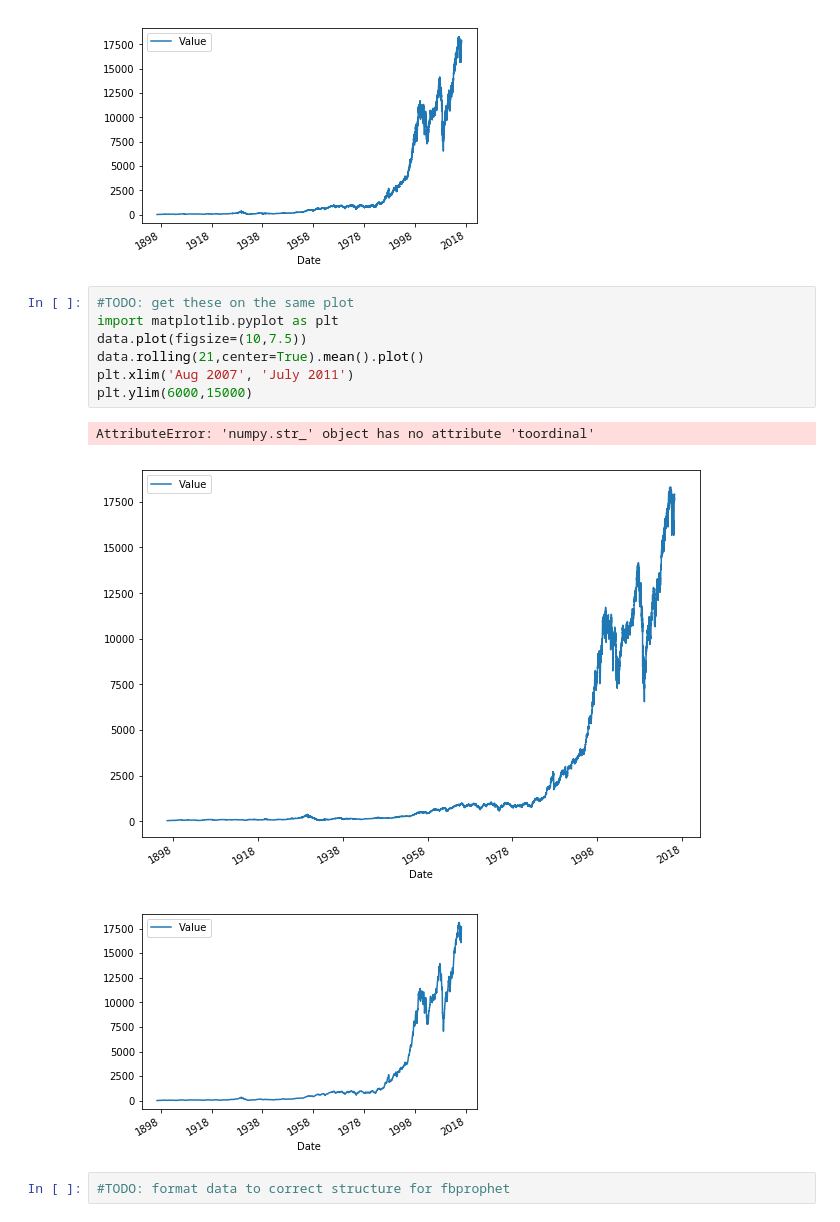
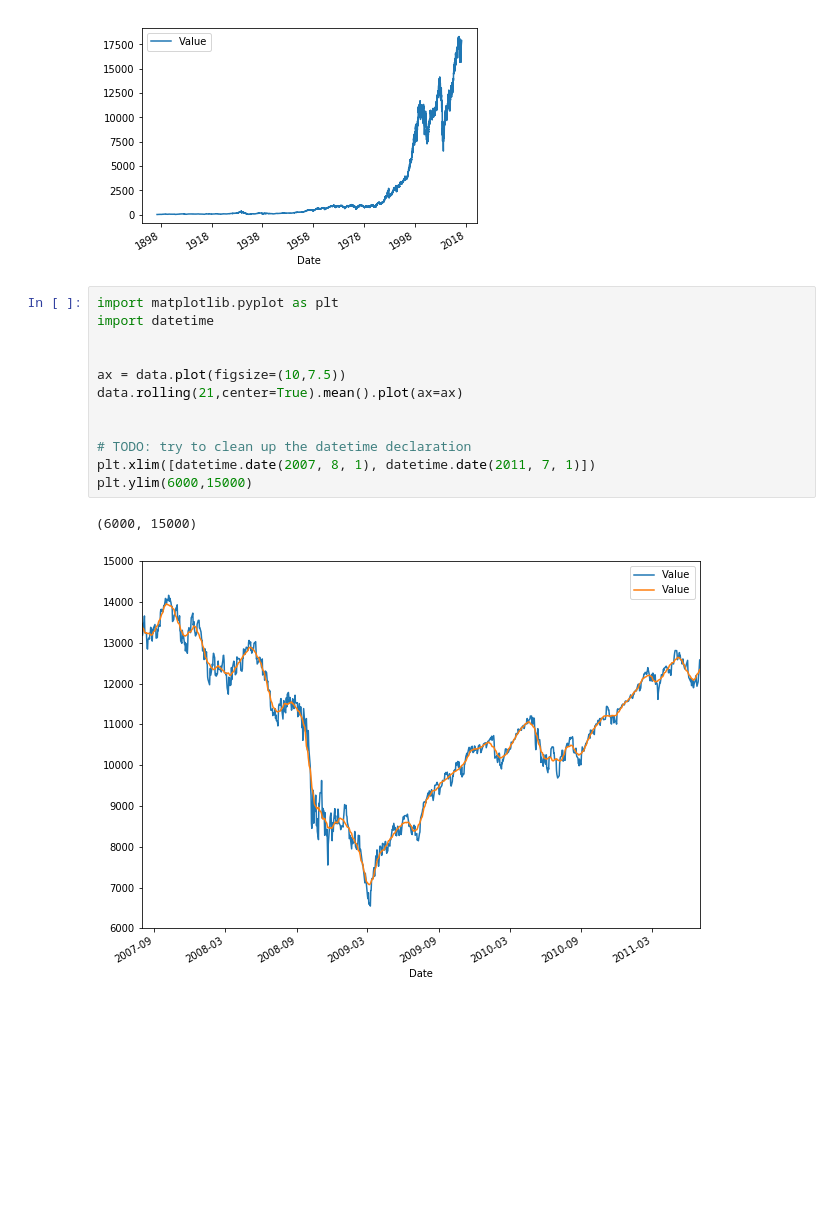
Before and after one commit to DecodedCo/quandl-python-demo, a Jupyter notebook: quandl-api-demo-prophet-complete.ipynb, the cells around one changed output. Drawn from its saved outputs; the diff is of its cells as text; blank space fills up the shorter version.

```diff
--- a/quandl-api-demo-prophet-complete.ipynb
+++ b/quandl-api-demo-prophet-complete.ipynb
@@ -11,15 +33,17 @@ data.plot()
 <matplotlib.axes._subplots.AxesSubplot at 0x...>
 [figure]
 # %%
-#TODO: get these on the same plot
 import matplotlib.pyplot as plt
-data.plot(figsize=(10,7.5))
-data.rolling(21,center=True).mean().plot()
-plt.xlim('Aug 2007', 'July 2011')
+import datetime
+
+
+ax = data.plot(figsize=(10,7.5))
+data.rolling(21,center=True).mean().plot(ax=ax)
+
+
+# TODO: try to clean up the datetime declaration
+plt.xlim([datetime.date(2007, 8, 1), datetime.date(2011, 7, 1)])
 plt.ylim(6000,15000)
 # %% [output]
-AttributeError: 'numpy.str_' object has no attribute 'toordinal'
+(6000, 15000)
-[figure, old version]
+[figure, new version]
-[figure, removed]
-# %%
-#TODO: format data to correct structure for fbprophet
```
Also changed, not shown: parts of 6 cells of this notebook.
